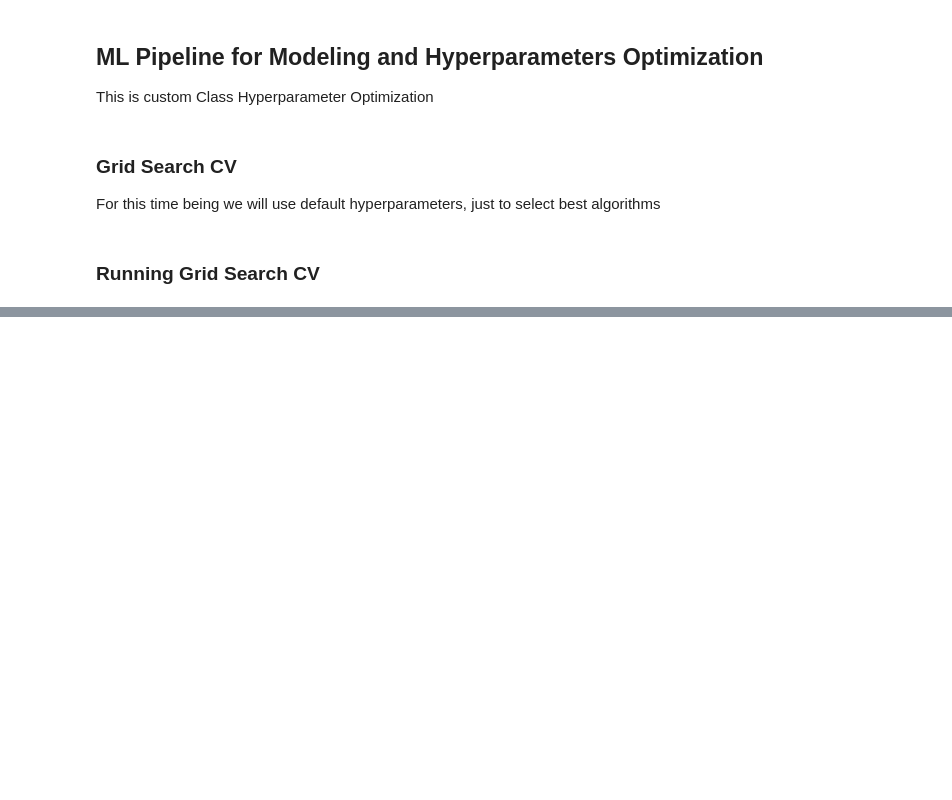
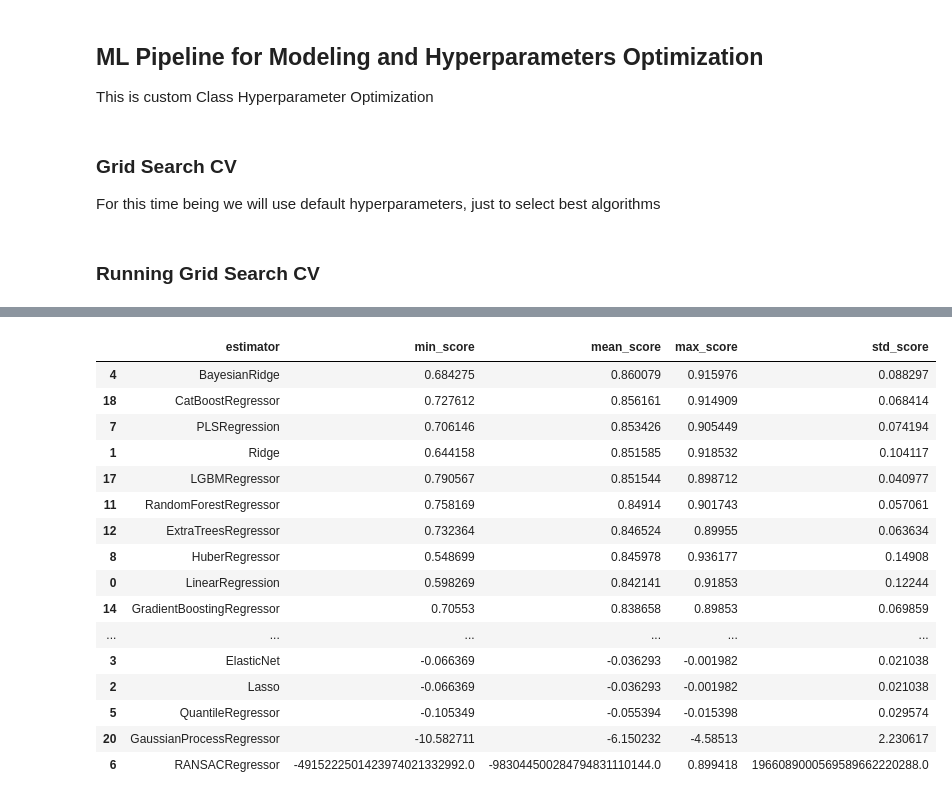
Before and after one commit to Tomosius/heritage_houses_p5, a Jupyter notebook: jupyter_notebooks/09_Modeling_and_Evaluation_hypothesis_3.ipynb, the cells around one changed output, grey strips where cells are left out. Saved outputs shown, nothing was run; the diff lists cells and outputs as text; code cells hidden in the pictures; blank space fills up the shorter version.

Commit message:
09_Modeling_and_Evaluation_hypothesis_3.ipynb
created custom Grid Search and Pipeline for transformations. Target transformation also included

```diff
--- a/jupyter_notebooks/09_Modeling_and_Evaluation_hypothesis_3.ipynb
+++ b/jupyter_notebooks/09_Modeling_and_Evaluation_hypothesis_3.ipynb
@@ -1084,3 +553,0 @@ params_tune_search_pls = {
-# %%
-search_tuned_pls = HyperparameterOptimizationSearch(models=models_tune_search_pls, params=params_tune_search_pls, target_transformer=target_transformation_pipeline)
-search_tuned_pls.fit(X_train, y_train, scoring='r2', n_jobs=-1, cv=5, refit=True)
@@ -1190,3 +553,0 @@ params_tune_search_ridge = {
-# %%
-search_tuned_ridge = HyperparameterOptimizationSearch(models=models_tune_search_ridge, params=params_tune_search_ridge, target_transformer=target_transformation_pipeline)
-search_tuned_ridge.fit(X_train, y_train, scoring='r2', n_jobs=-1, cv=5, refit=True)
@@ -1307,3 +553,0 @@ params_tune_search_bayesian = {
-# %%
-search_tuned_bayesian = HyperparameterOptimizationSearch(models=models_tune_search_bayesian, params=params_tune_search_bayesian, target_transformer=target_transformation_pipeline)
-search_tuned_bayesian.fit(X_train, y_train, scoring='r2', n_jobs=-1, cv=5, refit=True)
@@ -1403,0 +554,4 @@ Test = 0.668
+# %%
+initial_search = grid_cv_search_hp(models=models_quick_search, params=params_quick_search,
+                                   target_transformer=target_transformation_pipeline)
+initial_search.fit(X_train, y_train, cv=5, n_jobs=-1, scoring='r2', refit=False)
@@ -1403,0 +576,23 @@ Test = 0.668
+# %%
+import numpy as np
+
+grid_search_summary, grid_search_pipelines = initial_search.score_summary()
+grid_search_summary
+# %% [output]
+|  | estimator | min_score | mean_score | max_score | std_score |
+| 4 | BayesianRidge | 0.684275 | 0.860079 | 0.915976 | 0.088297 |
+| 18 | CatBoostRegressor | 0.727612 | 0.856161 | 0.914909 | 0.068414 |
+| 7 | PLSRegression | 0.706146 | 0.853426 | 0.905449 | 0.074194 |
+| 1 | Ridge | 0.644158 | 0.851585 | 0.918532 | 0.104117 |
+| 17 | LGBMRegressor | 0.790567 | 0.851544 | 0.898712 | 0.040977 |
+| 11 | RandomForestRegressor | 0.758169 | 0.84914 | 0.901743 | 0.057061 |
+| 12 | ExtraTreesRegressor | 0.732364 | 0.846524 | 0.89955 | 0.063634 |
+| 8 | HuberRegressor | 0.548699 | 0.845978 | 0.936177 | 0.14908 |
+| 0 | LinearRegression | 0.598269 | 0.842141 | 0.91853 | 0.12244 |
+| 14 | GradientBoostingRegressor | 0.70553 | 0.838658 | 0.89853 | 0.069859 |
+| ... | ... | ... | ... | ... | ... |
+| 3 | ElasticNet | -0.066369 | -0.036293 | -0.001982 | 0.021038 |
+| 2 | Lasso | -0.066369 | -0.036293 | -0.001982 | 0.021038 |
+| 5 | QuantileRegressor | -0.105349 | -0.055394 | -0.015398 | 0.029574 |
+| 20 | GaussianProcessRegressor | -10.582711 | -6.150232 | -4.58513 | 2.230617 |
+| 6 | RANSACRegressor | -4915222501423974021332992.0 | -983044500284794831110144.0 | 0.899418 | 1966089000569589662220288.0 |
```
Also changed, not shown: parts of 135 cells of this notebook.
